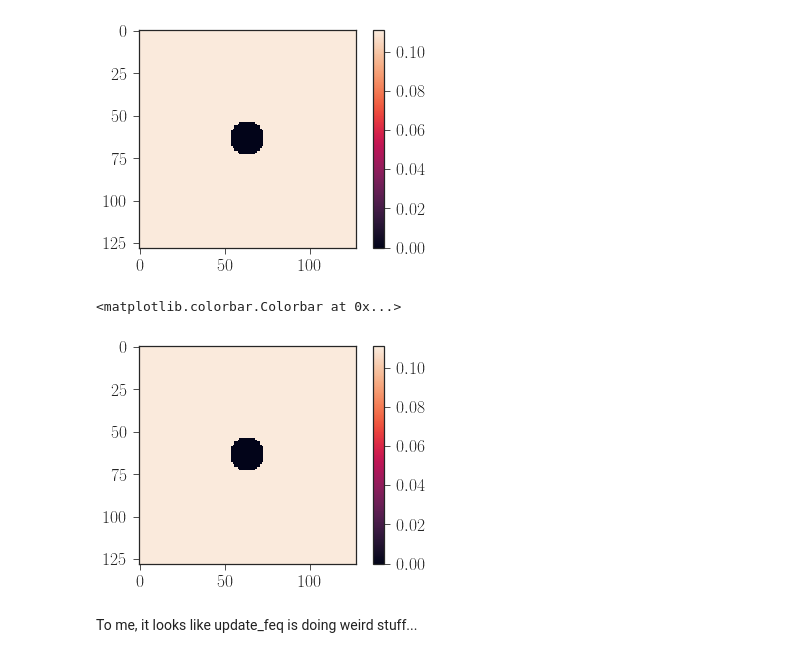
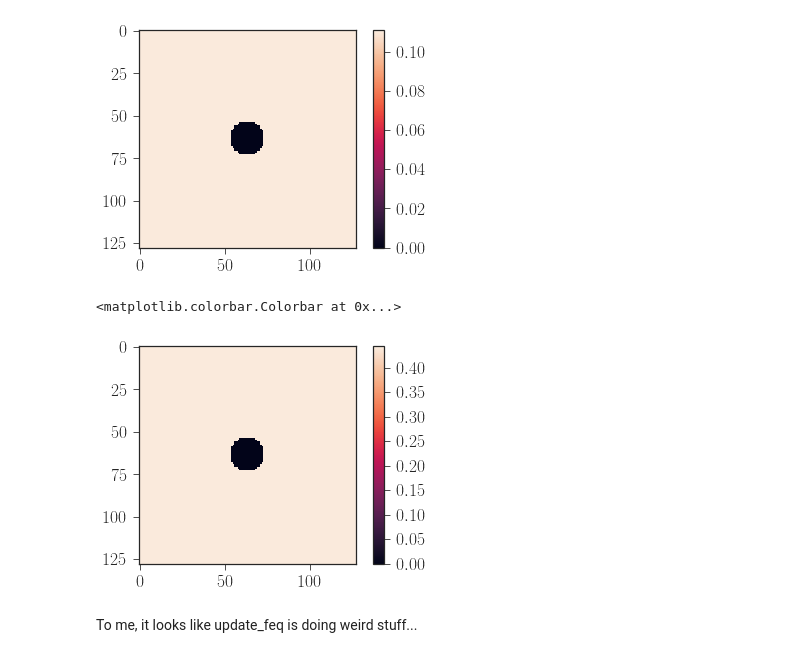
Before and after one commit to btweinstein/LB_colony_growth, a Jupyter notebook: 2018_04_23_mako_opencl_2d.ipynb, the cells around one changed output. Saved outputs shown, nothing was run; the diff lists cells and outputs as text; code cells hidden in the pictures.

```diff
--- a/2018_04_23_mako_opencl_2d.ipynb
+++ b/2018_04_23_mako_opencl_2d.ipynb
@@ -131,11 +131,11 @@ plt.colorbar()
 <matplotlib.colorbar.Colorbar at 0x...>
 [figure]
 # %%
-plt.imshow(dla_colony.f.get()[:, :, 3])
+plt.imshow(dla_colony.f.get()[:, :, 0])
 plt.colorbar()
 # %% [output]
 <matplotlib.colorbar.Colorbar at 0x...>
-[figure, old version]
+[figure, new version]
 # %% [markdown]
 To me, it looks like update_feq is doing weird stuff...
 # %%
```
Also changed, not shown: parts of 12 cells of this notebook, 1 other file.
